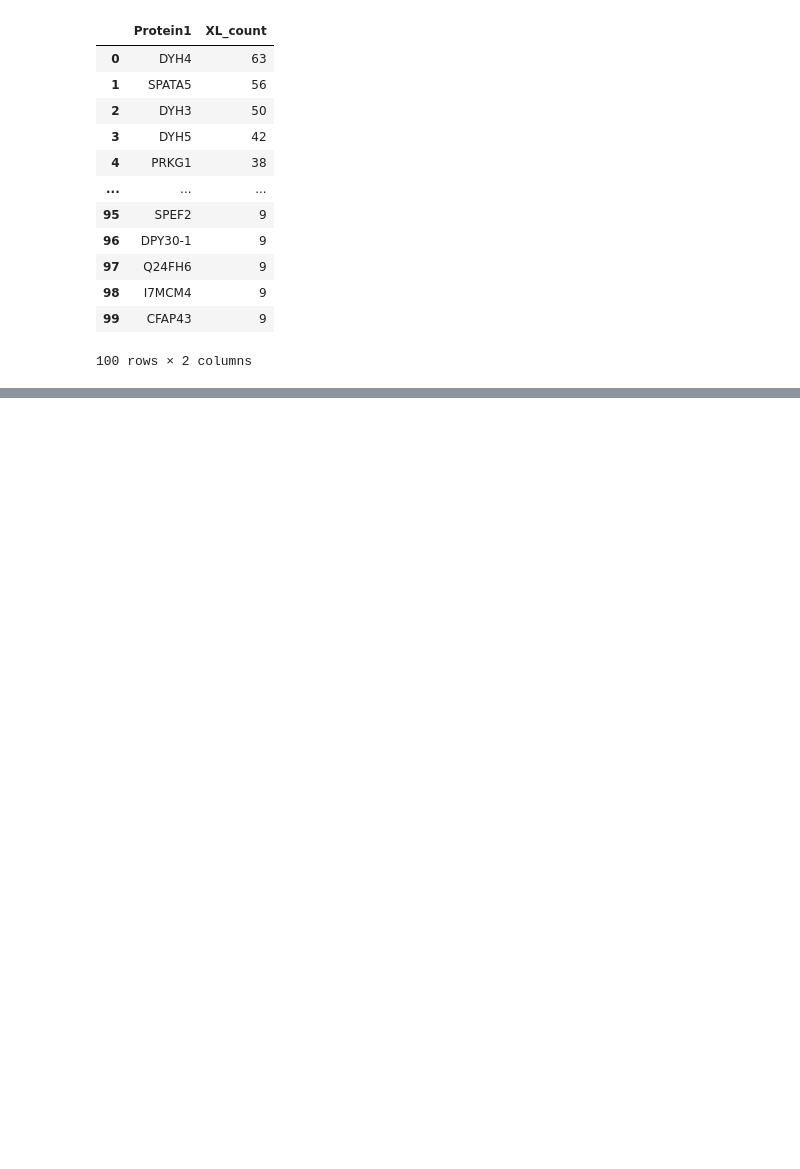
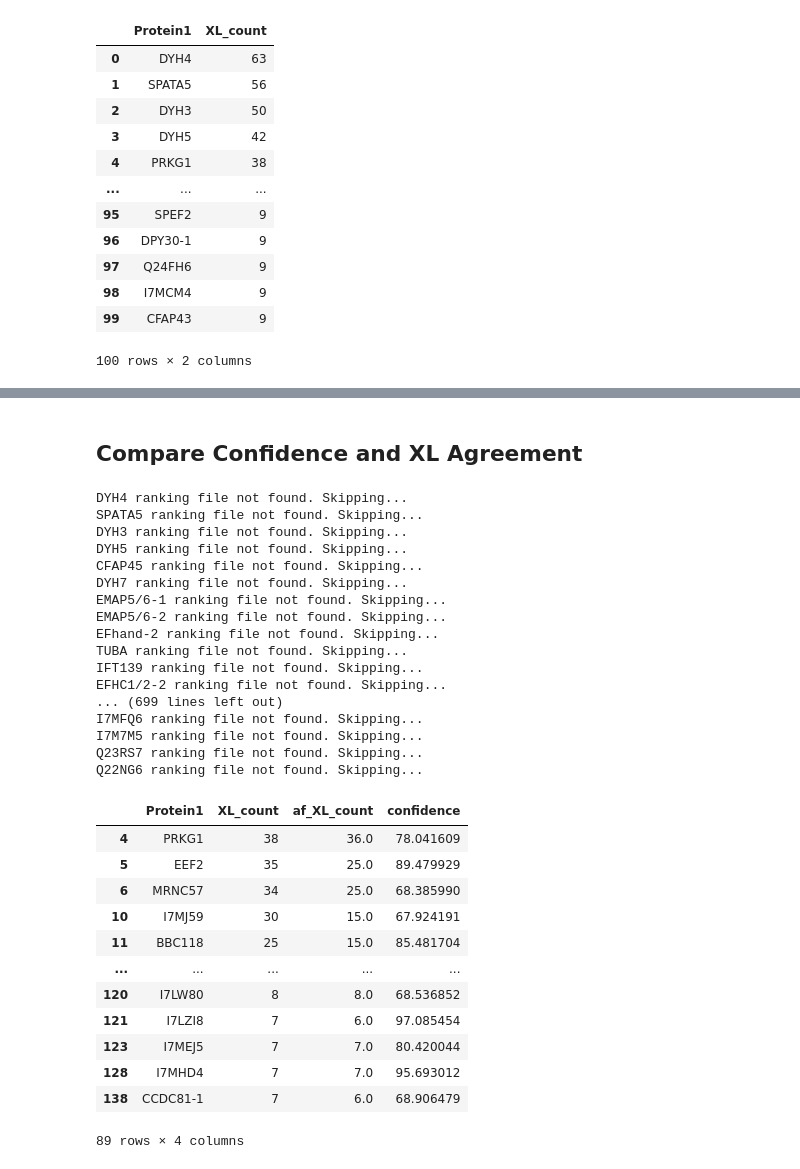
Before and after one commit to epenning/crosslinking, a Jupyter notebook: compare_crosslinks.ipynb, the cells around one changed output, grey strips where cells are left out. Cells and saved outputs as stored; diff of their text form; code cells hidden in the pictures; blank space fills up the shorter version.

```diff
--- a/compare_crosslinks.ipynb
+++ b/compare_crosslinks.ipynb
@@ -163,0 +162,48 @@ len(intra_XL_counts[intra_XL_counts['af_XL_count'].notnull()])
+# %% [markdown]
+## Compare Confidence and XL Agreement
+# %%
+def read_confidence(intra_XL_counts):
+    protein = intra_XL_counts['Protein1']
+
+    ranking_filepath = 'rankings/' + sanitize_protein(protein) + '-ranking_debug.json'
+    if (not exists(ranking_filepath)):
+        print(protein + ' ranking file not found. Skipping...')
+        return None
+
+    with open(ranking_filepath) as ranking_file:
+        ranking_debug = json.load(ranking_file)
+        return ranking_debug['plddts']['model_1']
+
+intra_XL_counts['confidence'] = intra_XL_counts.apply(lambda x : read_confidence(x), axis = 1)
+intra_XL_counts[intra_XL_counts['af_XL_count'].notnull()]
+# %% [output]
+DYH4 ranking file not found. Skipping...
+SPATA5 ranking file not found. Skipping...
+DYH3 ranking file not found. Skipping...
+DYH5 ranking file not found. Skipping...
+CFAP45 ranking file not found. Skipping...
+DYH7 ranking file not found. Skipping...
+EMAP5/6-1 ranking file not found. Skipping...
+EMAP5/6-2 ranking file not found. Skipping...
+EFhand-2 ranking file not found. Skipping...
+TUBA ranking file not found. Skipping...
+IFT139 ranking file not found. Skipping...
+EFHC1/2-2 ranking file not found. Skipping...
+... (699 lines left out)
+I7MFQ6 ranking file not found. Skipping...
+I7M7M5 ranking file not found. Skipping...
+Q23RS7 ranking file not found. Skipping...
+Q22NG6 ranking file not found. Skipping...
+|  | Protein1 | XL_count | af_XL_count | confidence |
+| 4 | PRKG1 | 38 | 36.0 | 78.041609 |
+| 5 | EEF2 | 35 | 25.0 | 89.479929 |
+| 6 | MRNC57 | 34 | 25.0 | 68.385990 |
+| 10 | I7MJ59 | 30 | 15.0 | 67.924191 |
+| 11 | BBC118 | 25 | 15.0 | 85.481704 |
+| ... | ... | ... | ... | ... |
+| 120 | I7LW80 | 8 | 8.0 | 68.536852 |
+| 121 | I7LZI8 | 7 | 6.0 | 97.085454 |
+| 123 | I7MEJ5 | 7 | 7.0 | 80.420044 |
+| 128 | I7MHD4 | 7 | 7.0 | 95.693012 |
+| 138 | CCDC81-1 | 7 | 6.0 | 68.906479 |
+89 rows × 4 columns
```
Also changed, not shown: parts of 6 cells of this notebook.
